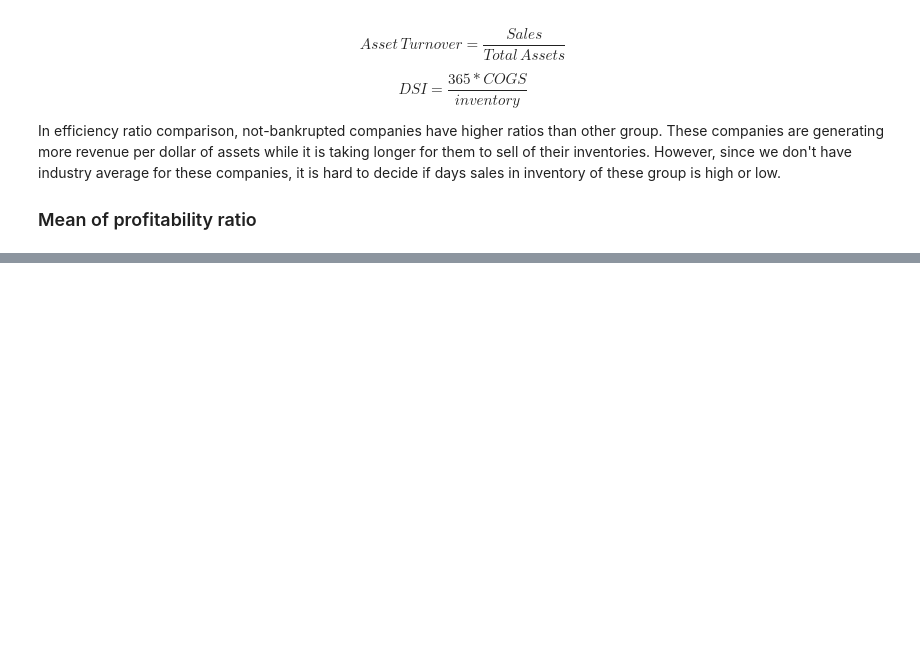
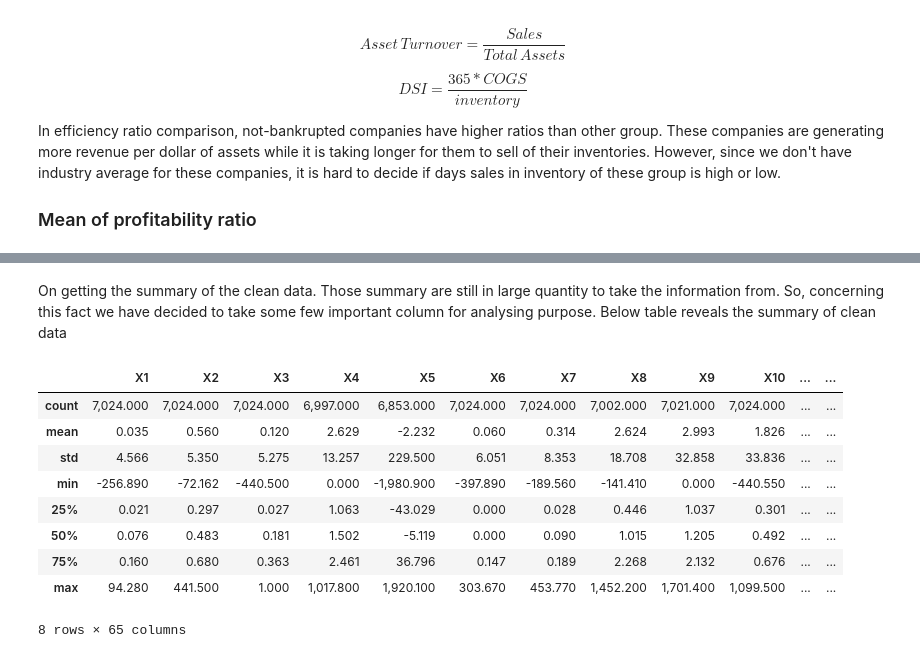
Before and after one commit to vuchau8592/project_data_tidy, a Jupyter notebook: Tidy_and_analysis.ipynb, the cells around one changed output, grey strips where cells are left out. Cells and saved outputs as stored; diff of their text form; code cells hidden in the pictures; blank space fills up the shorter version.

```diff
--- a/Tidy_and_analysis.ipynb
+++ b/Tidy_and_analysis.ipynb
@@ -264,0 +375,3 @@ Besides, since the data is not cleaned, there are a lot of outliers, the analyzi
+# %%
+clean_data = df_clean[(df_clean<2000) & (df_clean>(-2000))]
+clean_data.head()
@@ -264,0 +407,15 @@ Besides, since the data is not cleaned, there are a lot of outliers, the analyzi
+# %% [markdown]
+On getting the summary of the clean data. Those summary are still in large quantity to take the information from. So, concerning this fact we have decided to take some few important column for analysing purpose. Below table reveals the summary of clean data
+# %%
+clean_data.describe()
+# %% [output]
+|  | X1 | X2 | X3 | X4 | X5 | X6 | X7 | X8 | X9 | X10 | ... | ... |
+| count | 7,024.000 | 7,024.000 | 7,024.000 | 6,997.000 | 6,853.000 | 7,024.000 | 7,024.000 | 7,002.000 | 7,021.000 | 7,024.000 | ... | ... |
+| mean | 0.035 | 0.560 | 0.120 | 2.629 | -2.232 | 0.060 | 0.314 | 2.624 | 2.993 | 1.826 | ... | ... |
+| std | 4.566 | 5.350 | 5.275 | 13.257 | 229.500 | 6.051 | 8.353 | 18.708 | 32.858 | 33.836 | ... | ... |
+| min | -256.890 | -72.162 | -440.500 | 0.000 | -1,980.900 | -397.890 | -189.560 | -141.410 | 0.000 | -440.550 | ... | ... |
+| 25% | 0.021 | 0.297 | 0.027 | 1.063 | -43.029 | 0.000 | 0.028 | 0.446 | 1.037 | 0.301 | ... | ... |
+| 50% | 0.076 | 0.483 | 0.181 | 1.502 | -5.119 | 0.000 | 0.090 | 1.015 | 1.205 | 0.492 | ... | ... |
+| 75% | 0.160 | 0.680 | 0.363 | 2.461 | 36.796 | 0.147 | 0.189 | 2.268 | 2.132 | 0.676 | ... | ... |
+| max | 94.280 | 441.500 | 1.000 | 1,017.800 | 1,920.100 | 303.670 | 453.770 | 1,452.200 | 1,701.400 | 1,099.500 | ... | ... |
+8 rows × 65 columns
```
Also changed, not shown: parts of 38 cells of this notebook.
